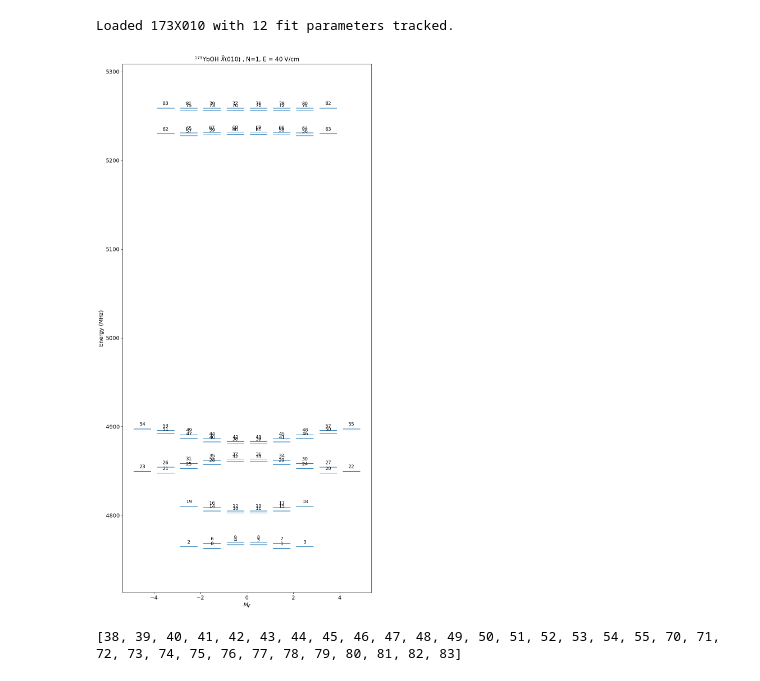
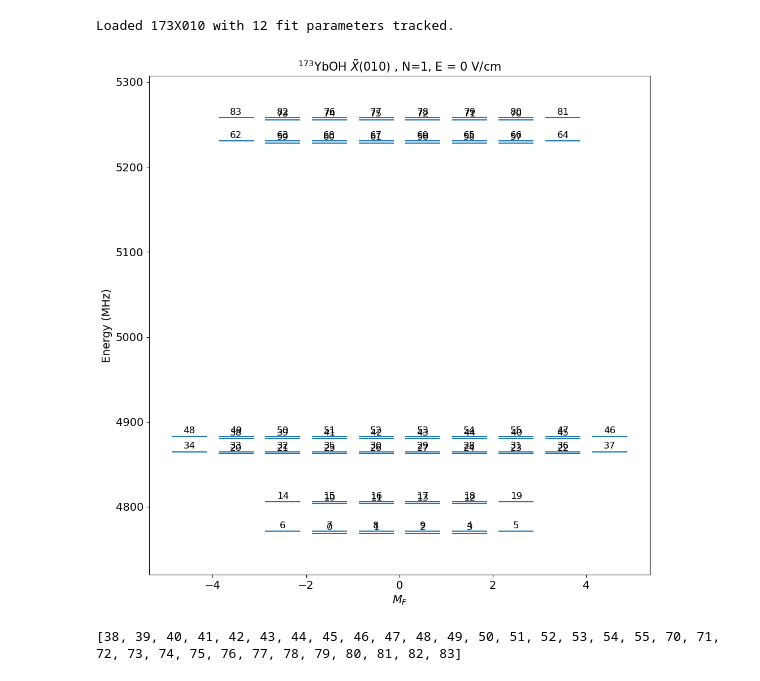
Before and after one commit to YuikiTakahashi/Molecule_spectrum_prediction, a Jupyter notebook: 173_prediction_Nov2025.ipynb, the cells around one changed output. Drawn from its saved outputs; the diff is of its cells as text; code cells hidden in the pictures.

```diff
--- a/173_prediction_Nov2025.ipynb
+++ b/173_prediction_Nov2025.ipynb
@@ -304,16 +304,16 @@ print(f"Loaded {X010_173.iso_state} with {len(FIT_PARAMETER_NAMES)} fit paramete
 # %% [output]
 Loaded 173X010 with 12 fit parameters tracked.
 # %%
-Efield = 40
-X010_173.display_PTV(Efield,1e-8,'all',step_B = 1e-4, step_E = 1e-2, idx = X010_173.select_q({'N':1, 'G':3}),round=4,figsize=(10,20),off = 0, scale2 = 1.2, plot_state_index = True, plot_CPV = False, plot_only_one_CPV = None, fontsize_for_values = 12)
+Efield = 0
+X010_173.display_PTV(Efield,1e-8,'all',step_B = 1e-4, step_E = 1e-2, idx = X010_173.select_q({'N':1, 'G':3}),round=4,figsize=(10,10),off = 0, scale2 = 1.2, plot_state_index = True, plot_CPV = False, plot_only_one_CPV = None, fontsize_for_values = 12)
 plt.title(X010_173.state_str + ' , N=1, E = {} V/cm'.format(X010_173.E0),fontsize=15)
 #plt.yticks(np.linspace(4700,5300,301))
 #plt.ylim(5250,5300)
 plt.tight_layout()
 plt.show()
 #plt.savefig('MQM_science_state_level_diagram_20230313_173_all_shifts_' + str(Efield) + 'Vcm.pdf')
 # %% [output]
-[figure, old version]
+[figure, new version]
 # %%
 def set_state_parameters(state, updates=None):
     if updates is None:
```
Also changed, not shown: parts of 12 cells of this notebook, 3 other files.
